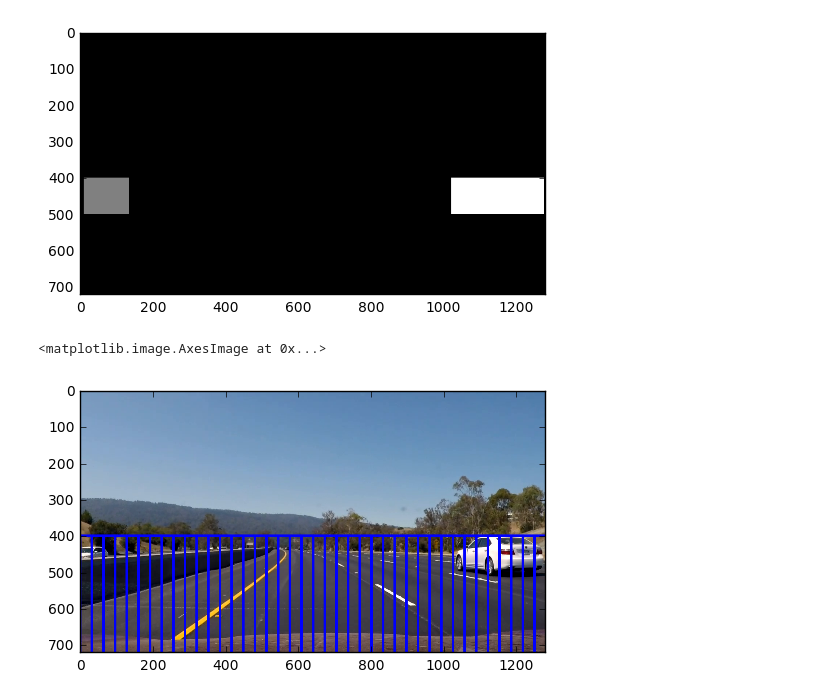
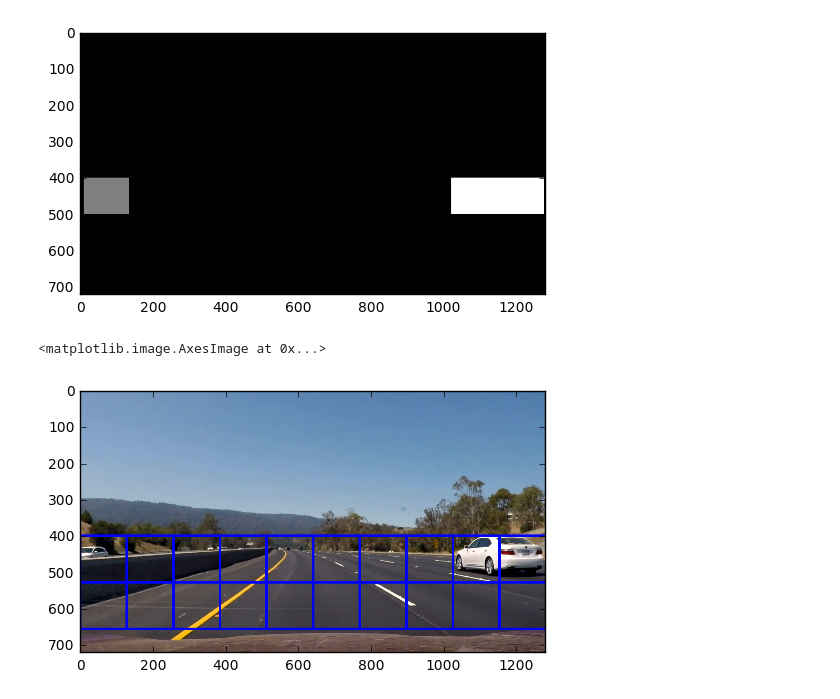
Before and after one commit to sirpsycho85/CarND-Vehicle-Detection, a Jupyter notebook: Scratch.ipynb, the cells around one changed output. Saved outputs shown, nothing was run; the diff lists cells and outputs as text; code cells hidden in the pictures.

```diff
--- a/Scratch.ipynb
+++ b/Scratch.ipynb
@@ -599,11 +677,11 @@ plt.imshow(labels[0], cmap='gray')
 # %%
 clip0 = VideoFileClip('project_video.mp4')
 image = clip0.get_frame(10*25/25) # shape = (720,1280)
-window_size = int(image.shape[1]/2)
-windows = slide_window(image, x_start_stop=[None, None], y_start_stop=[400, 400+window_size],
-                                xy_window=(window_size,window_size), xy_overlap=(0.95, 0.95))
+window_size = 128
+windows = slide_window(image, x_start_stop=[None, None], y_start_stop=[400, 400+window_size*2],
+                                xy_window=(window_size,window_size), xy_overlap=(0., 0.0))
 image_boxes = draw_boxes(image, windows, color=(0, 0, 255), thick=6)
 plt.imshow(image_boxes)
 # %% [output]
 <matplotlib.image.AxesImage at 0x...>
-[figure, old version]
+[figure, new version]
```
Also changed, not shown: parts of 9 cells of this notebook, 8 other files.
